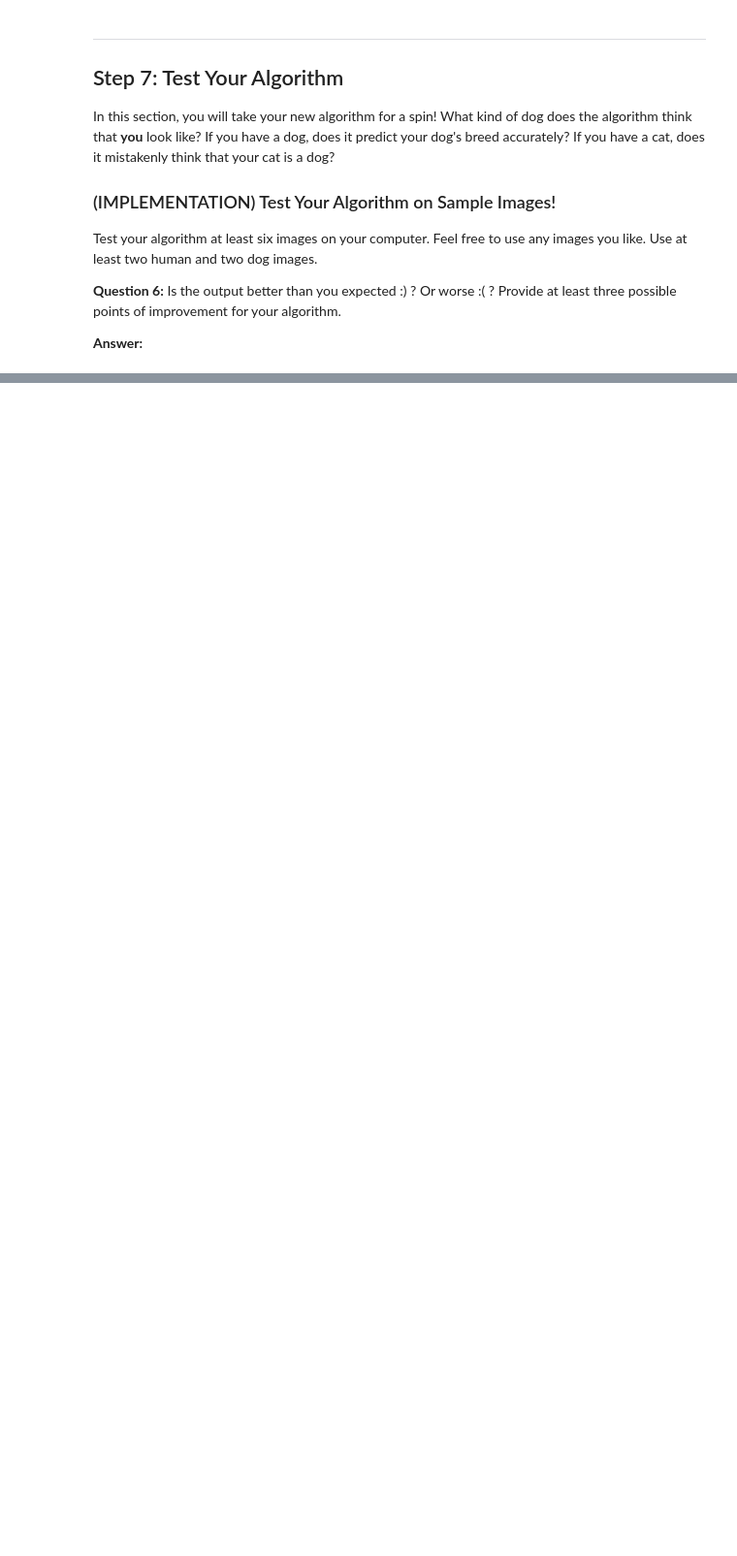
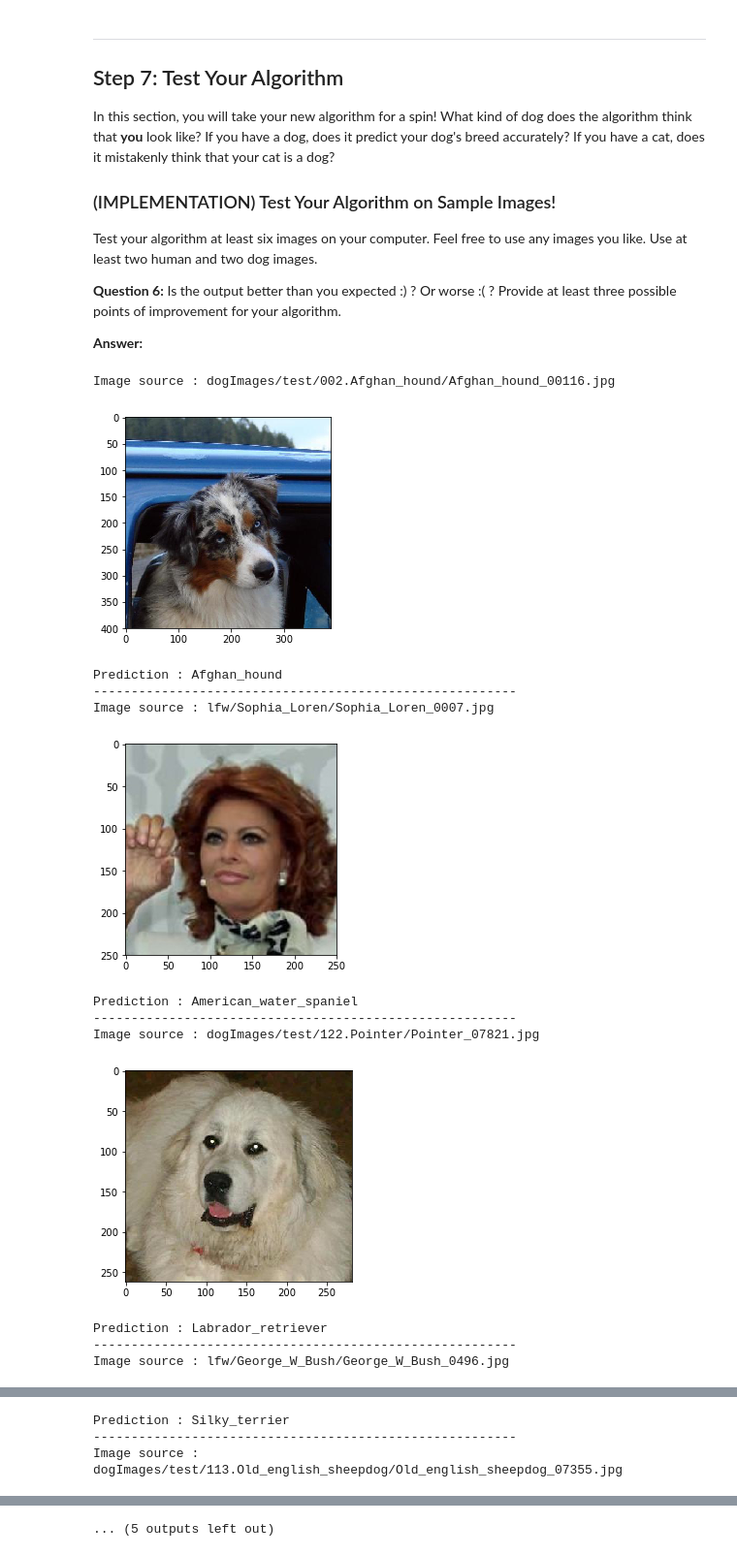
Before and after one commit to manas-mukherjee/MLTools, a Jupyter notebook: src/mlnd-projects/DeepLearning/dog_project/dog_app.ipynb, the cells around one changed output, grey strips where cells are left out. Shown at 97% size. Saved outputs shown, nothing was run; the diff lists cells and outputs as text; code cells hidden in the pictures; blank space fills up the shorter version.

```diff
--- a/src/mlnd-projects/DeepLearning/dog_project/dog_app.ipynb
+++ b/src/mlnd-projects/DeepLearning/dog_project/dog_app.ipynb
@@ -641,6 +675,7 @@ __Answer:__
 ### (IMPLEMENTATION) Compile the Model
 # %%
 ### TODO: Compile the model.
+Resnet50_model.compile(loss='categorical_crossentropy', optimizer='rmsprop', metrics=['accuracy'])
 # %% [markdown]
 ### (IMPLEMENTATION) Train the Model
 
@@ -653,6 +713,7 @@ You are welcome to [augment the training data](https://blog.keras.io/building-po
 ### (IMPLEMENTATION) Load the Model with the Best Validation Loss
 # %%
 ### TODO: Load the model weights with the best validation loss.
+Resnet50_model.load_weights('saved_models/weights.best.Resnet50.hdf5')
 # %% [markdown]
 ### (IMPLEMENTATION) Test the Model
 
@@ -679,0 +757,4 @@ where `{network}`, in the above filename, should be one of `VGG19`, `Resnet50`,
+# %%
+#Testing
+item_ind = 7
+print(dog_files_short.item(item_ind), VGG19_ResNet50_predict_breed(dog_files_short.item(item_ind)))
@@ -718,0 +810,60 @@ __Answer:__
+# %%
+def displayFace(img_path):
+    # load color (BGR) image
+    img = cv2.imread(img_path)
+
+    # convert BGR image to RGB for plotting
+
+    cv_rgb = cv2.cvtColor(img, cv2.COLOR_BGR2RGB)
+    # display the image, along with bounding box
+    plt.imshow(cv_rgb)
+    plt.show()
+# %%
+## TODO: Execute your algorithm from Step 6 on
+## at least 6 images on your computer.
+## Feel free to use as many code cells as needed.
+
+for i in range(3):
+    # Dog
+    item_ind = random.randint(1,100)
+    print("Image source : %s" % test_files[item_ind])
+    displayFace(dog_files_short.item(item_ind))
+    print("Prediction : %s" % generic_predict_breed(test_files[item_ind]))
+
+    print('--------------------------------------------------------')
+    # Human
+    print("Image source : %s" % human_files_short.item(item_ind))
+    displayFace(human_files_short.item(item_ind))
+    print("Prediction : %s" % generic_predict_breed(human_files_short.item(item_ind)))
+
+    print('--------------------------------------------------------')
+
+# False case testing
+
+# Dog
+img_path = 'lfw/noise_img/human_noise_image.jpg'
+print("Image source : %s" % img_path)
+displayFace(img_path)
+print(img_path, generic_predict_breed(img_path))
+
+print('--------------------------------------------------------')
+
+# Human
+img_path = 'dogImages/test/000.NoiseInput/boxer_noise_img.jpg'
+print("Image source : %s" % img_path)
+displayFace(img_path)
+print(img_path, generic_predict_breed(img_path))
+# %% [output]
+Image source : dogImages/test/002.Afghan_hound/Afghan_hound_00116.jpg
+[figure, added]
+Prediction : Afghan_hound
+--------------------------------------------------------
+Image source : lfw/Sophia_Loren/Sophia_Loren_0007.jpg
+[figure, added]
+Prediction : American_water_spaniel
+--------------------------------------------------------
+Image source : dogImages/test/122.Pointer/Pointer_07821.jpg
+[figure, added]
+Prediction : Labrador_retriever
+--------------------------------------------------------
+Image source : lfw/George_W_Bush/George_W_Bush_0496.jpg
@@ -718,0 +871,3 @@ __Answer:__
+Prediction : Silky_terrier
+--------------------------------------------------------
+Image source : dogImages/test/113.Old_english_sheepdog/Old_english_sheepdog_07355.jpg
@@ -718,0 +879 @@ __Answer:__
+... (5 outputs left out)
```
Also changed, not shown: parts of 23 cells of this notebook, 5 other files.
